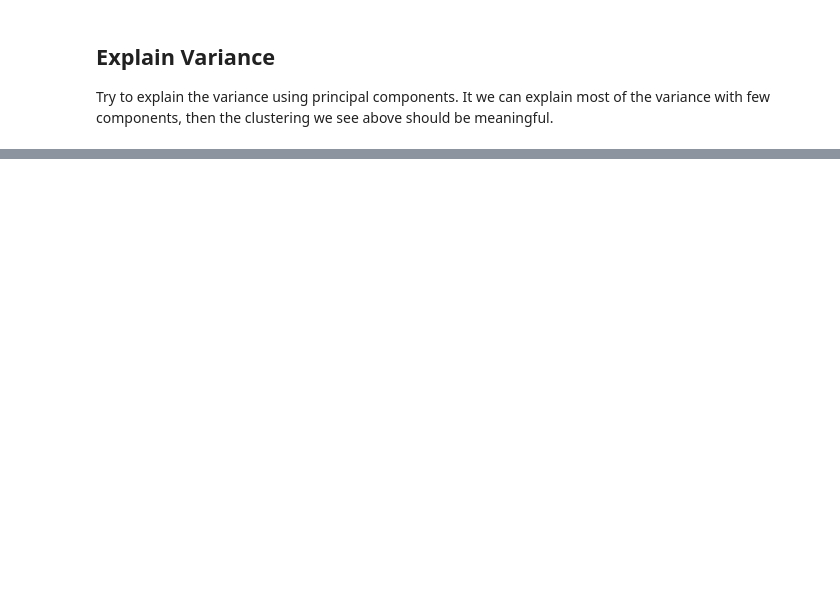
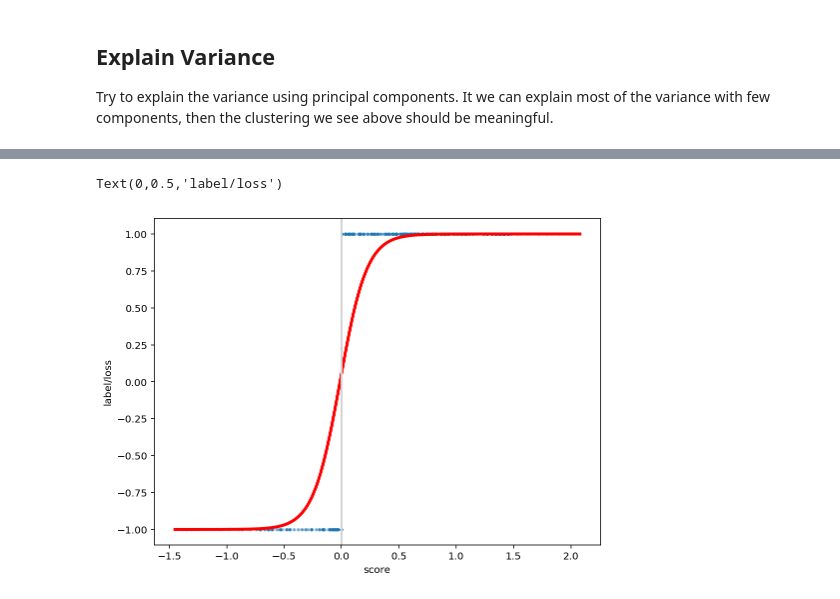
Before and after one commit to uwdata/draco, a Jupyter notebook: notebooks/Linear Model.ipynb, the cells around one changed output, grey strips where cells are left out. Cells and saved outputs as stored; diff of their text form; code cells hidden in the pictures; blank space fills up the shorter version.

```diff
--- a/notebooks/Linear Model.ipynb
+++ b/notebooks/Linear Model.ipynb
@@ -61,0 +89,22 @@ Dev score:  0.8548387096774194
+# %%
+from sklearn.linear_model import LogisticRegression
+
+score = df.score.values.reshape(len(df.score), 1)
+pred = df.pred.values.reshape(len(df.pred), 1)
+
+logreg = LogisticRegression()
+logreg.fit(X=score, y=pred)
+
+def model(x):
+    return 2 / (1 + np.exp(-x)) - 1
+loss = model(score * logreg.coef_ + logreg.intercept_).ravel()
+
+plt.figure(figsize=(8,6))
+plt.scatter(x=df.score, y=df.pred, alpha=0.2, s=5)
+plt.plot(df.score, loss, color='red', linewidth=3)
+plt.axvline(0, color='lightgrey')
+plt.xlabel('score')
+plt.ylabel('label/loss')
+# %% [output]
+Text(0,0.5,'label/loss')
+[figure, added]
```
Also changed, not shown: parts of 9 cells of this notebook, 9 other files.
